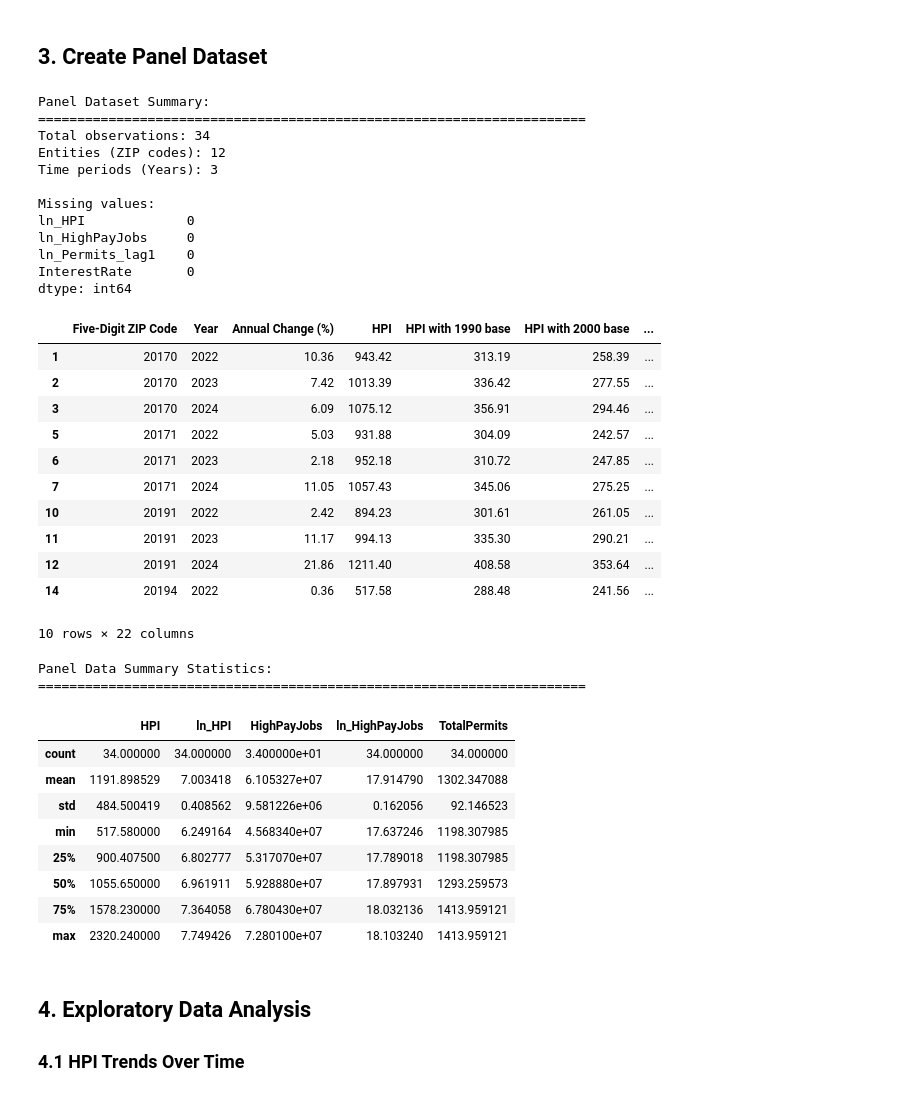
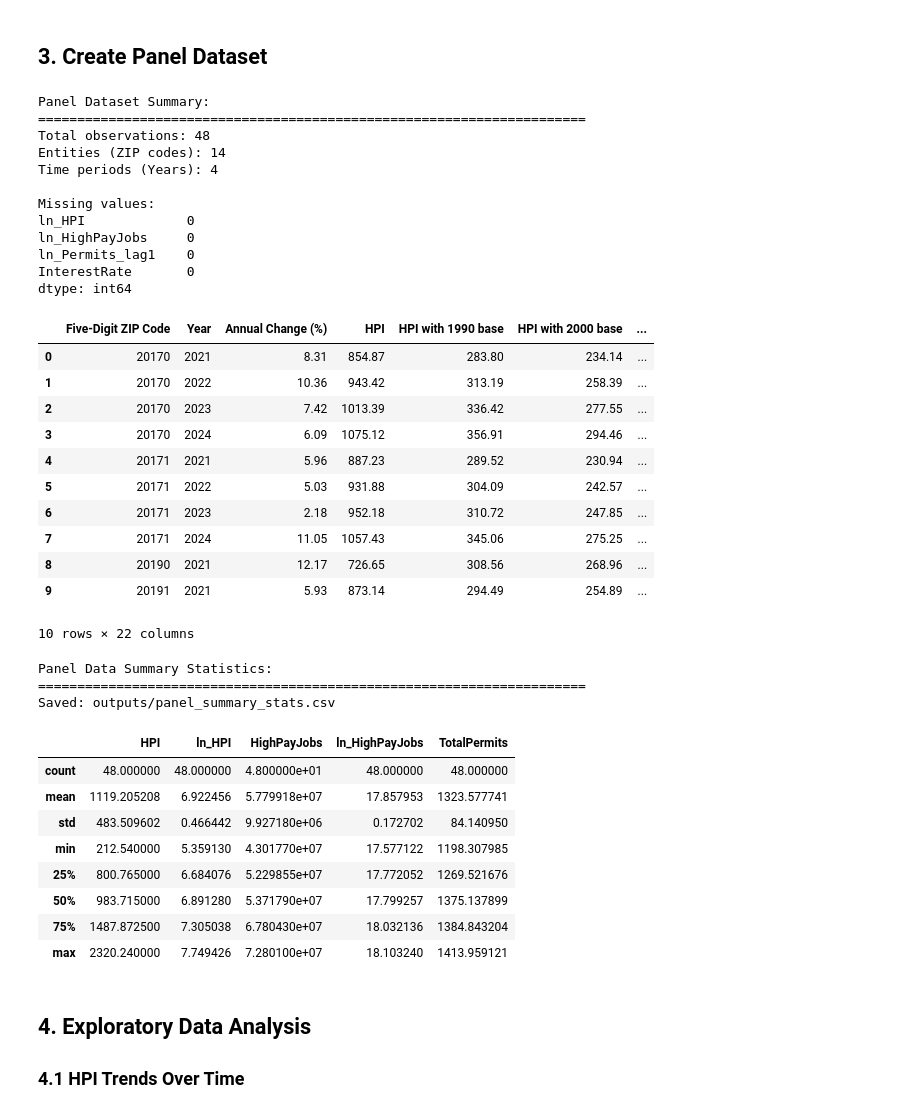
Before and after one commit to DanialB7220/Job-Creation-and-its-impact-on-Property-Values-Draft-Code, a Jupyter notebook: northern_va_housing_analysis.ipynb, the cells around one changed output. Drawn from its saved outputs; the diff is of its cells as text; code cells hidden in the pictures.

```diff
--- a/northern_va_housing_analysis.ipynb
+++ b/northern_va_housing_analysis.ipynb
@@ -22,9 +22,14 @@ sns.set_style("whitegrid")
 plt.rcParams['figure.figsize'] = (14, 8)
 plt.rcParams['font.size'] = 10
 
+# Create outputs folder for all tables, figures, and results
+OUT_DIR = Path('outputs')
+OUT_DIR.mkdir(exist_ok=True)
+
 print("Libraries imported successfully!")
 print(f"Pandas version: {pd.__version__}")
 print(f"NumPy version: {np.__version__}")
+print(f"Outputs will be saved to: {OUT_DIR.absolute()}")
 # %% [output]
 Libraries imported successfully!
 Pandas version: 2.3.3
@@ -396,6 +402,8 @@ permit_data['ln_Permits'] = np.log(permit_data['PermitsPer1000Households'])
 # Create lagged supply intensity (t-1)
 permit_data = permit_data.sort_values('Year')
 permit_data['ln_Permits_lag1'] = permit_data['ln_Permits'].shift(1)
+# For 2021 there is no prior year; use current-year permits so 2021 stays in the panel
+permit_data['ln_Permits_lag1'] = permit_data['ln_Permits_lag1'].fillna(permit_data['ln_Permits'])
 
 print('Household-based permit scaling (year-specific):')
 print('=' * 70)
@@ -474,9 +482,9 @@ panel_complete.head(10)
 # %% [output]
 Panel Dataset Summary:
 ======================================================================
-Total observations: 34
-Entities (ZIP codes): 12
-Time periods (Years): 3
+Total observations: 48
+Entities (ZIP codes): 14
+Time periods (Years): 4
 
 Missing values:
 ln_HPI             0
@@ -485,33 +493,37 @@ ln_Permits_lag1    0
 InterestRate       0
 dtype: int64
 |  | Five-Digit ZIP Code | Year | Annual Change (%) | HPI | HPI with 1990 base | HPI with 2000 base | ... |
+| 0 | 20170 | 2021 | 8.31 | 854.87 | 283.80 | 234.14 | ... |
 | 1 | 20170 | 2022 | 10.36 | 943.42 | 313.19 | 258.39 | ... |
 | 2 | 20170 | 2023 | 7.42 | 1013.39 | 336.42 | 277.55 | ... |
 | 3 | 20170 | 2024 | 6.09 | 1075.12 | 356.91 | 294.46 | ... |
+| 4 | 20171 | 2021 | 5.96 | 887.23 | 289.52 | 230.94 | ... |
 | 5 | 20171 | 2022 | 5.03 | 931.88 | 304.09 | 242.57 | ... |
 | 6 | 20171 | 2023 | 2.18 | 952.18 | 310.72 | 247.85 | ... |
 | 7 | 20171 | 2024 | 11.05 | 1057.43 | 345.06 | 275.25 | ... |
-| 10 | 20191 | 2022 | 2.42 | 894.23 | 301.61 | 261.05 | ... |
-| 11 | 20191 | 2023 | 11.17 | 994.13 | 335.30 | 290.21 | ... |
-| 12 | 20191 | 2024 | 21.86 | 1211.40 | 408.58 | 353.64 | ... |
-| 14 | 20194 | 2022 | 0.36 | 517.58 | 288.48 | 241.56 | ... |
+| 8 | 20190 | 2021 | 12.17 | 726.65 | 308.56 | 268.96 | ... |
+| 9 | 20191 | 2021 | 5.93 | 873.14 | 294.49 | 254.89 | ... |
 10 rows × 22 columns
 # %%
 # Summary statistics for panel data
 print("\nPanel Data Summary Statistics:")
 print("=" * 70)
-panel_complete[['HPI', 'ln_HPI', 'HighPayJobs', 'ln_HighPayJobs', 'TotalPermits']].describe()
+panel_summary = panel_complete[['HPI', 'ln_HPI', 'HighPayJobs', 'ln_HighPayJobs', 'TotalPermits']].describe()
+panel_summary.to_csv(OUT_DIR / 'panel_summary_stats.csv')
+print("Saved:", OUT_DIR / 'panel_summary_stats.csv')
+panel_summary
 # %% [output]
 Panel Data Summary Statistics:
 ======================================================================
+Saved: outputs/panel_summary_stats.csv
 |  | HPI | ln_HPI | HighPayJobs | ln_HighPayJobs | TotalPermits |
-| count | 34.000000 | 34.000000 | 3.400000e+01 | 34.000000 | 34.000000 |
-| mean | 1191.898529 | 7.003418 | 6.105327e+07 | 17.914790 | 1302.347088 |
-| std | 484.500419 | 0.408562 | 9.581226e+06 | 0.162056 | 92.146523 |
-| min | 517.580000 | 6.249164 | 4.568340e+07 | 17.637246 | 1198.307985 |
-| 25% | 900.407500 | 6.802777 | 5.317070e+07 | 17.789018 | 1198.307985 |
-| 50% | 1055.650000 | 6.961911 | 5.928880e+07 | 17.897931 | 1293.259573 |
-| 75% | 1578.230000 | 7.364058 | 6.780430e+07 | 18.032136 | 1413.959121 |
+| count | 48.000000 | 48.000000 | 4.800000e+01 | 48.000000 | 48.000000 |
+| mean | 1119.205208 | 6.922456 | 5.779918e+07 | 17.857953 | 1323.577741 |
+| std | 483.509602 | 0.466442 | 9.927180e+06 | 0.172702 | 84.140950 |
+| min | 212.540000 | 5.359130 | 4.301770e+07 | 17.577122 | 1198.307985 |
+| 25% | 800.765000 | 6.684076 | 5.229855e+07 | 17.772052 | 1269.521676 |
+| 50% | 983.715000 | 6.891280 | 5.371790e+07 | 17.799257 | 1375.137899 |
+| 75% | 1487.872500 | 7.305038 | 6.780430e+07 | 18.032136 | 1384.843204 |
 | max | 2320.240000 | 7.749426 | 7.280100e+07 | 18.103240 | 1413.959121 |
 # %% [markdown]
 ## 4. Exploratory Data Analysis
```
Also changed, not shown: parts of 17 cells of this notebook, 15 other files.
